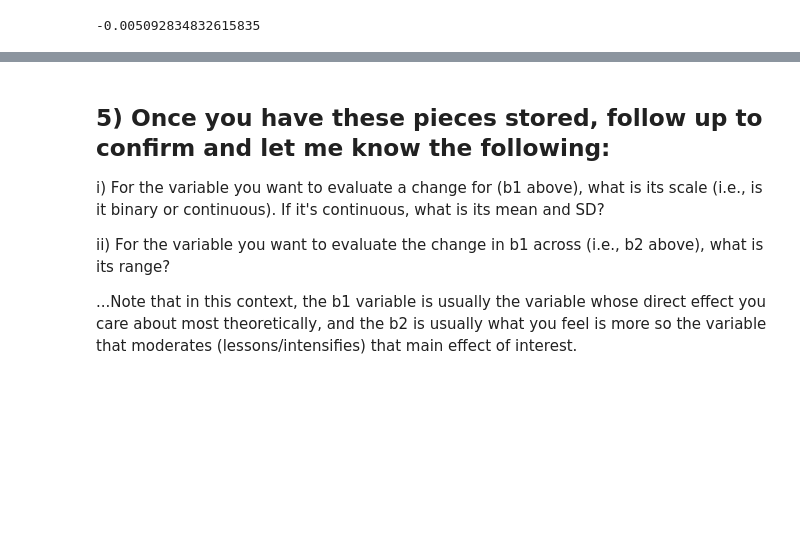
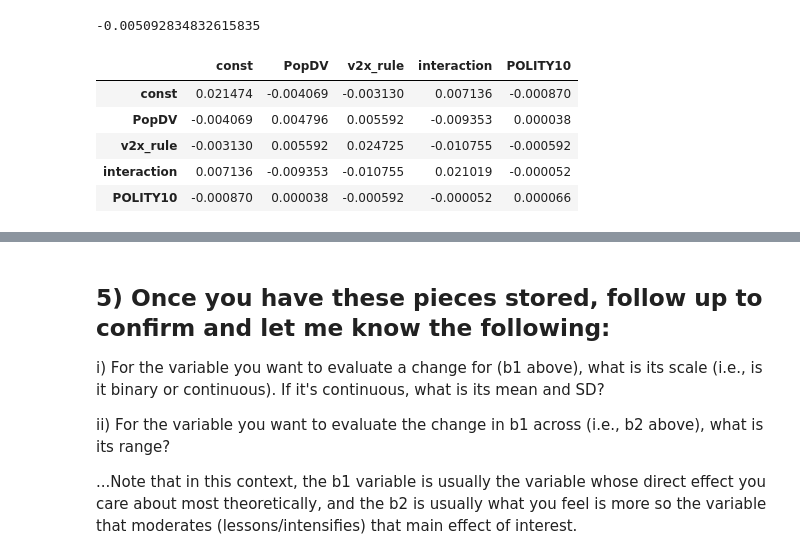
Before and after one commit to jgkorman/Python-Projects, a Jupyter notebook: State_Capture_and_Populism_data.ipynb, the cells around one changed output, grey strips where cells are left out. Cells and saved outputs as stored; diff of their text form; code cells hidden in the pictures; blank space fills up the shorter version.

```diff
--- a/State_Capture_and_Populism_data.ipynb
+++ b/State_Capture_and_Populism_data.ipynb
@@ -489,6 +492,16 @@ covb2b3 = cov_matrix['interaction'].iloc[2]
 covb2b3
 # %% [output]
 -0.005092834832615835
+# %%
+# covariance matrix from the model
+re_res.cov
+# %% [output]
+|  | const | PopDV | v2x_rule | interaction | POLITY10 |
+| const | 0.021474 | -0.004069 | -0.003130 | 0.007136 | -0.000870 |
+| PopDV | -0.004069 | 0.004796 | 0.005592 | -0.009353 | 0.000038 |
+| v2x_rule | -0.003130 | 0.005592 | 0.024725 | -0.010755 | -0.000592 |
+| interaction | 0.007136 | -0.009353 | -0.010755 | 0.021019 | -0.000052 |
+| POLITY10 | -0.000870 | 0.000038 | -0.000592 | -0.000052 | 0.000066 |
 # %%
 cov_matrix
 # %% [output]
```
Also changed, not shown: parts of 14 cells of this notebook.
